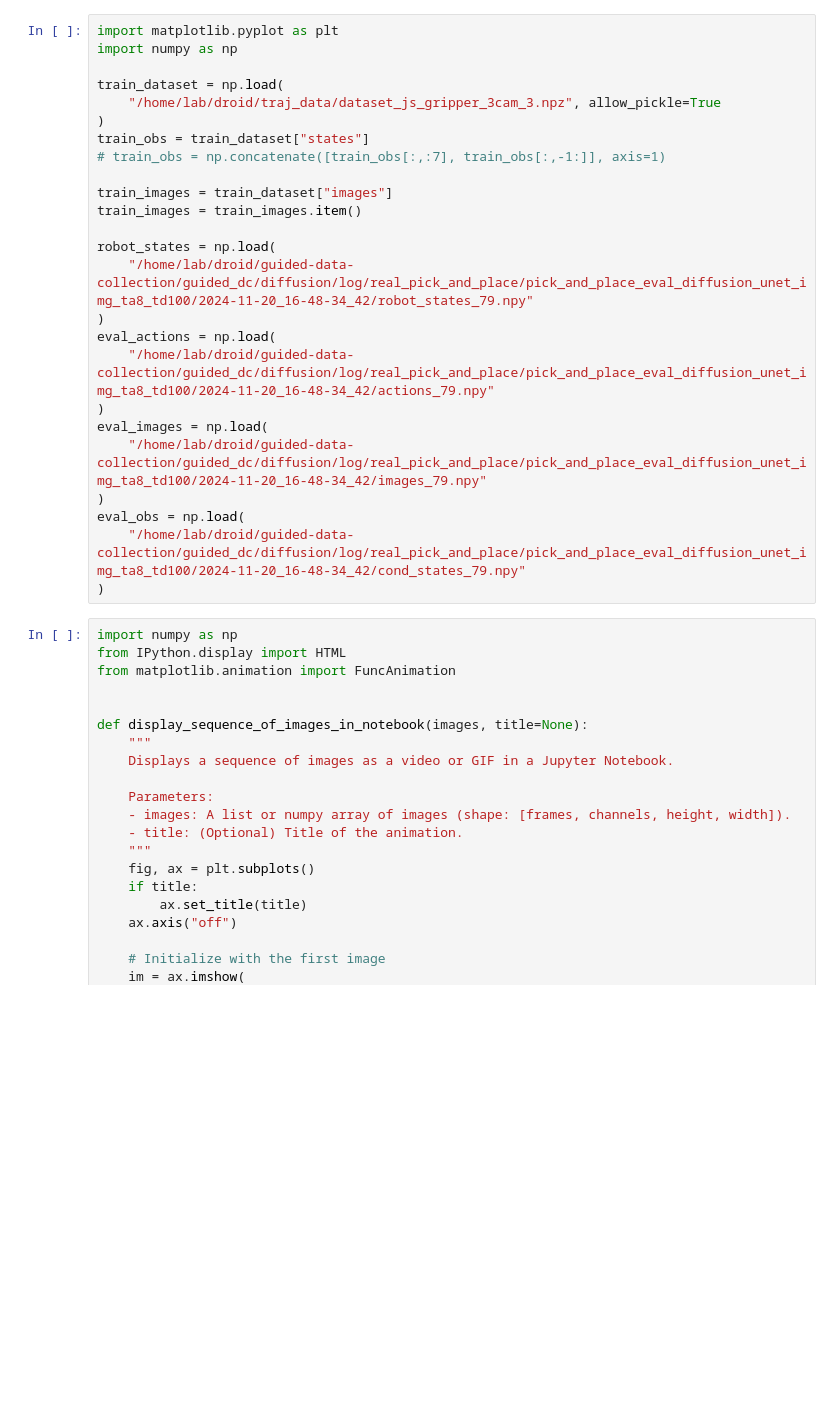
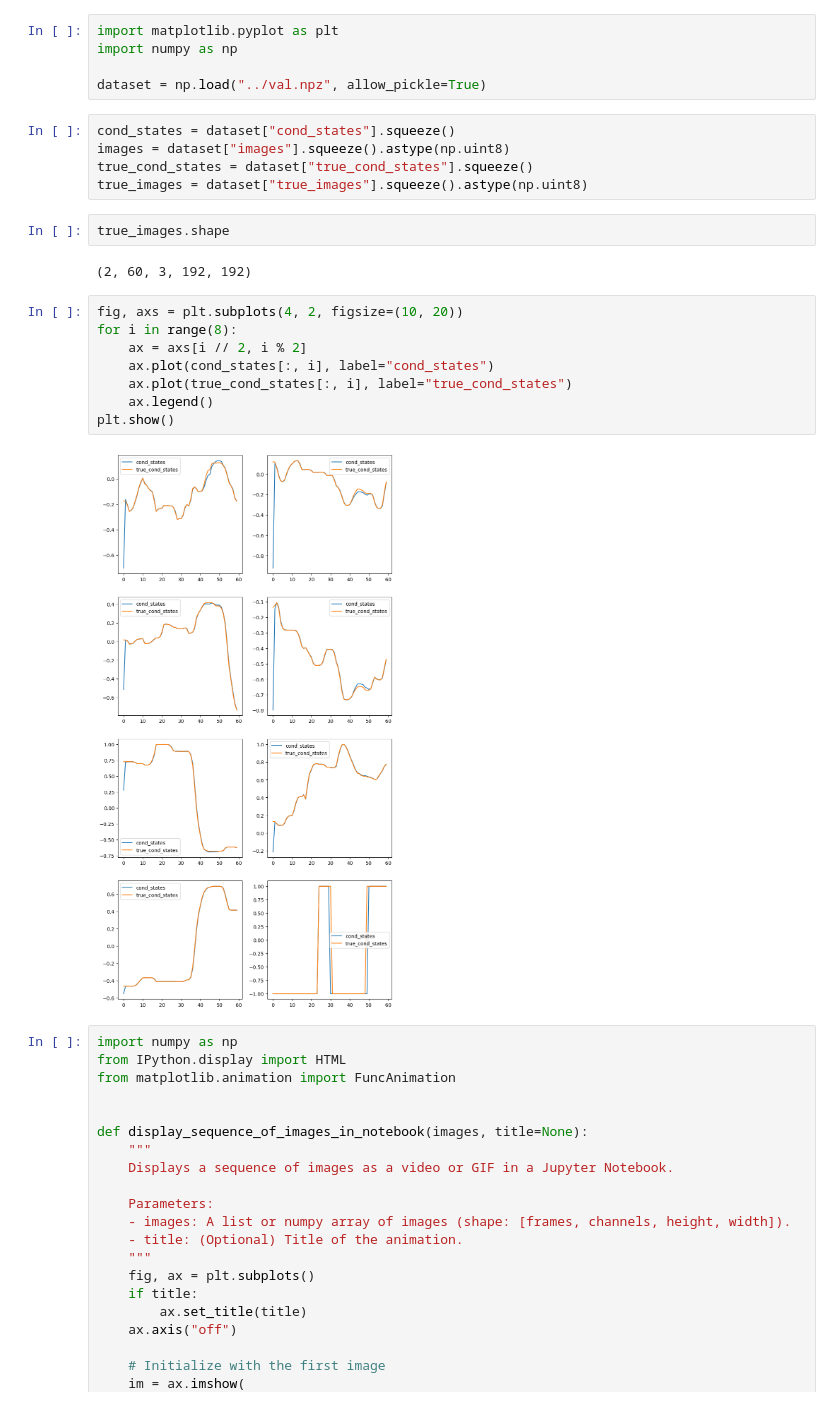
Before and after one commit to lihzha/diffusion-policy, a Jupyter notebook: notebooks/visualize_obs.ipynb, the cells around one changed output. Cells and saved outputs as stored; diff of their text form; blank space fills up the shorter version.

```diff
--- a/notebooks/visualize_obs.ipynb
+++ b/notebooks/visualize_obs.ipynb
@@ -1,28 +1,27 @@
-# %%
-import matplotlib.pyplot as plt
-import numpy as np
-
-train_dataset = np.load(
-    "/home/lab/droid/traj_data/dataset_js_gripper_3cam_3.npz", allow_pickle=True
-)
-train_obs = train_dataset["states"]
-# train_obs = np.concatenate([train_obs[:,:7], train_obs[:,-1:]], axis=1)
-
-train_images = train_dataset["images"]
-train_images = train_images.item()
-
-robot_states = np.load(
-    "/home/lab/droid/guided-data-collection/guided_dc/diffusion/log/real_pick_and_place/pick_and_place_eval_diffusion_unet_img_ta8_td100/2024-11-20_16-48-34_42/robot_states_79.npy"
-)
-eval_actions = np.load(
-    "/home/lab/droid/guided-data-collection/guided_dc/diffusion/log/real_pick_and_place/pick_and_place_eval_diffusion_unet_img_ta8_td100/2024-11-20_16-48-34_42/actions_79.npy"
-)
-eval_images = np.load(
-    "/home/lab/droid/guided-data-collection/guided_dc/diffusion/log/real_pick_and_place/pick_and_place_eval_diffusion_unet_img_ta8_td100/2024-11-20_16-48-34_42/images_79.npy"
-)
-eval_obs = np.load(
-    "/home/lab/droid/guided-data-collection/guided_dc/diffusion/log/real_pick_and_place/pick_and_place_eval_diffusion_unet_img_ta8_td100/2024-11-20_16-48-34_42/cond_states_79.npy"
-)
+# %%
+import matplotlib.pyplot as plt
+import numpy as np
+
+dataset = np.load("../val.npz", allow_pickle=True)
+# %%
+cond_states = dataset["cond_states"].squeeze()
+images = dataset["images"].squeeze().astype(np.uint8)
+true_cond_states = dataset["true_cond_states"].squeeze()
+true_images = dataset["true_images"].squeeze().astype(np.uint8)
+# %%
+true_images.shape
+# %% [output]
+(2, 60, 3, 192, 192)
+# %%
+fig, axs = plt.subplots(4, 2, figsize=(10, 20))
+for i in range(8):
+    ax = axs[i // 2, i % 2]
+    ax.plot(cond_states[:, i], label="cond_states")
+    ax.plot(true_cond_states[:, i], label="true_cond_states")
+    ax.legend()
+plt.show()
+# %% [output]
+[figure, added]
 # %%
 import numpy as np
 from IPython.display import HTML
```
Also changed, not shown: parts of 1 cell of this notebook, 37 other files.
